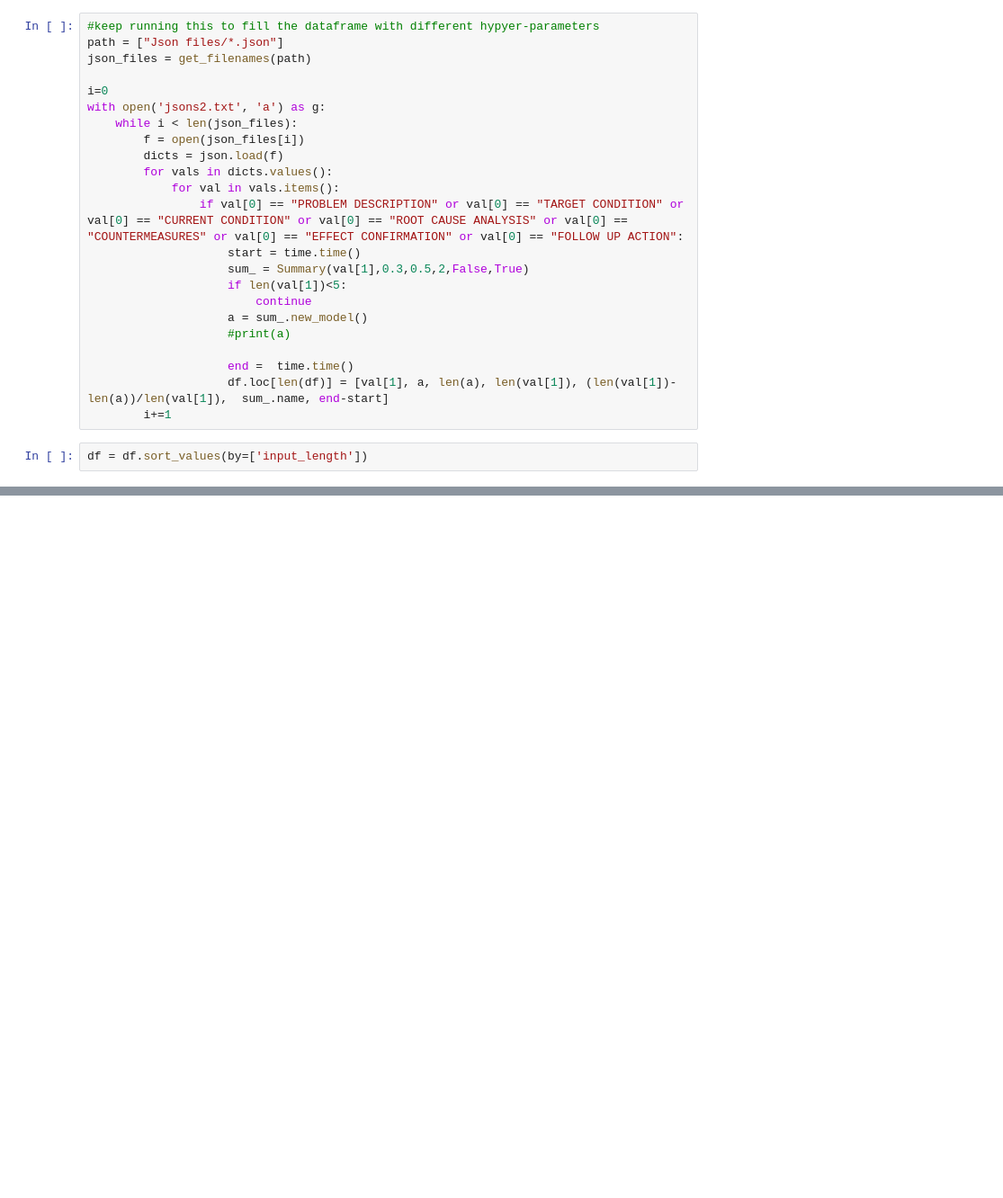
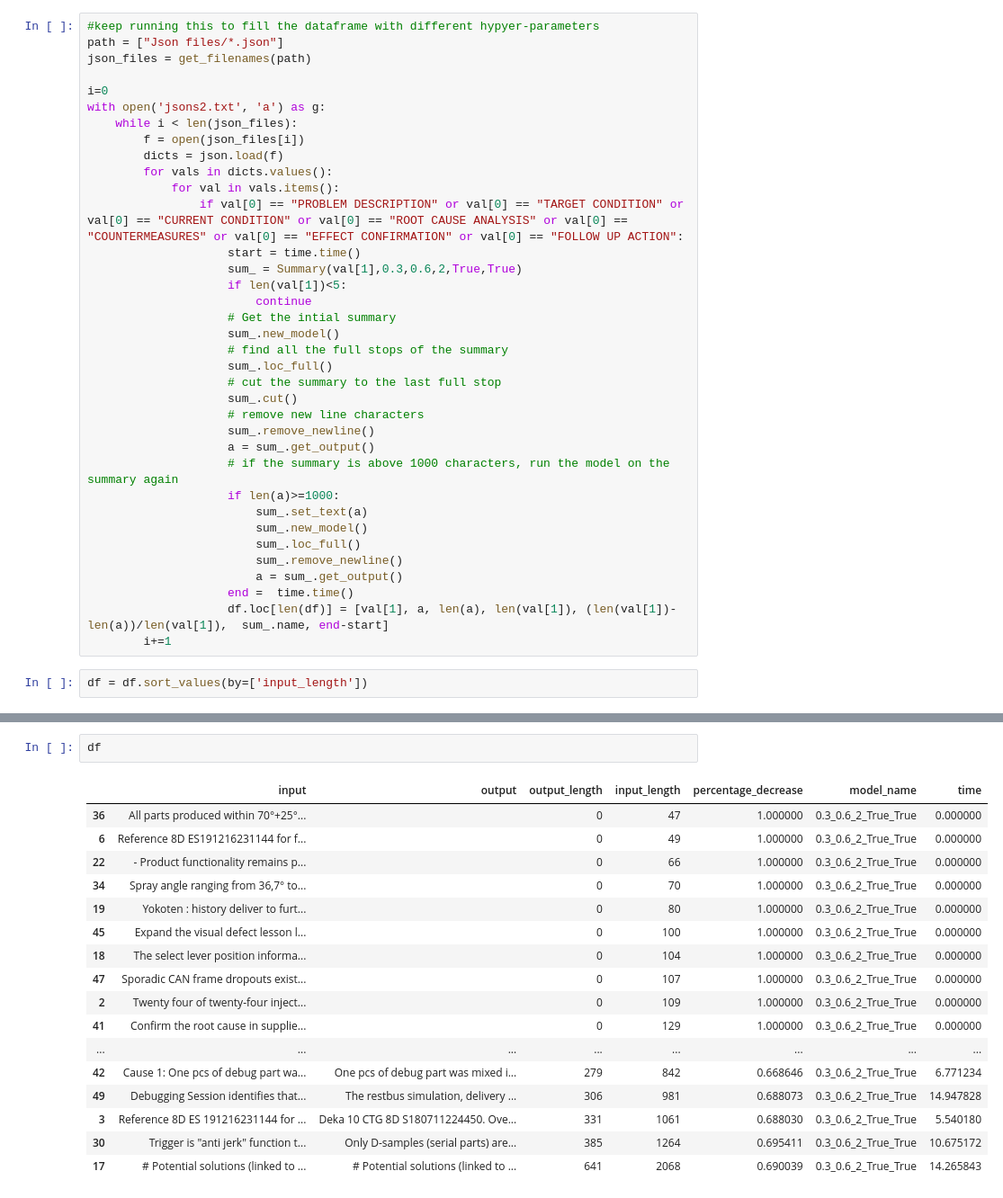
Before and after one commit to Pentaflouride/8D-A3-search, a Jupyter notebook: Dynamic_model.ipynb, the cells around one changed output, grey strips where cells are left out. Shown: that part at 90% size. Saved outputs shown, nothing was run; the diff lists cells and outputs as text; blank space fills up the shorter version.

Commit message:
new model added

```diff
--- a/Dynamic_model.ipynb
+++ b/Dynamic_model.ipynb
@@ -68,12 +105,25 @@ with open('jsons2.txt', 'a') as g:
             for val in vals.items():
                 if val[0] == "PROBLEM DESCRIPTION" or val[0] == "TARGET CONDITION" or val[0] == "CURRENT CONDITION" or val[0] == "ROOT CAUSE ANALYSIS" or val[0] == "COUNTERMEASURES" or val[0] == "EFFECT CONFIRMATION" or val[0] == "FOLLOW UP ACTION":
                     start = time.time()
-                    sum_ = Summary(val[1],0.3,0.5,2,False,True)
+                    sum_ = Summary(val[1],0.3,0.6,2,True,True)
                     if len(val[1])<5:
                         continue
-                    a = sum_.new_model()
-                    #print(a)
-
+                    # Get the intial summary
+                    sum_.new_model()
+                    # find all the full stops of the summary
+                    sum_.loc_full()
+                    # cut the summary to the last full stop
+                    sum_.cut()
+                    # remove new line characters
+                    sum_.remove_newline()
+                    a = sum_.get_output()
+                    # if the summary is above 1000 characters, run the model on the summary again
+                    if len(a)>=1000:
+                        sum_.set_text(a)
+                        sum_.new_model()
+                        sum_.loc_full()
+                        sum_.remove_newline()
+                        a = sum_.get_output()
                     end =  time.time()
                     df.loc[len(df)] = [val[1], a, len(a), len(val[1]), (len(val[1])-len(a))/len(val[1]),  sum_.name, end-start]
         i+=1
@@ -83,0 +134,20 @@ df.to_csv('table.csv')
+# %%
+df
+# %% [output]
+|  | input | output | output_length | input_length | percentage_decrease | model_name | time |
+| 36 | All parts produced within 70°+25°... |  | 0 | 47 | 1.000000 | 0.3_0.6_2_True_True | 0.000000 |
+| 6 | Reference 8D ES191216231144 for f... |  | 0 | 49 | 1.000000 | 0.3_0.6_2_True_True | 0.000000 |
+| 22 | - Product functionality remains p... |  | 0 | 66 | 1.000000 | 0.3_0.6_2_True_True | 0.000000 |
+| 34 | Spray angle ranging from 36,7° to... |  | 0 | 70 | 1.000000 | 0.3_0.6_2_True_True | 0.000000 |
+| 19 | Yokoten : history deliver to furt... |  | 0 | 80 | 1.000000 | 0.3_0.6_2_True_True | 0.000000 |
+| 45 | Expand the visual defect lesson l... |  | 0 | 100 | 1.000000 | 0.3_0.6_2_True_True | 0.000000 |
+| 18 | The select lever position informa... |  | 0 | 104 | 1.000000 | 0.3_0.6_2_True_True | 0.000000 |
+| 47 | Sporadic CAN frame dropouts exist... |  | 0 | 107 | 1.000000 | 0.3_0.6_2_True_True | 0.000000 |
+| 2 | Twenty four of twenty-four inject... |  | 0 | 109 | 1.000000 | 0.3_0.6_2_True_True | 0.000000 |
+| 41 | Confirm the root cause in supplie... |  | 0 | 129 | 1.000000 | 0.3_0.6_2_True_True | 0.000000 |
+| ... | ... | ... | ... | ... | ... | ... | ... |
+| 42 | Cause 1: One pcs of debug part wa... | One pcs of debug part was mixed i... | 279 | 842 | 0.668646 | 0.3_0.6_2_True_True | 6.771234 |
+| 49 | Debugging Session identifies that... | The restbus simulation, delivery ... | 306 | 981 | 0.688073 | 0.3_0.6_2_True_True | 14.947828 |
+| 3 | Reference 8D ES 191216231144 for ... | Deka 10 CTG 8D S180711224450. Ove... | 331 | 1061 | 0.688030 | 0.3_0.6_2_True_True | 5.540180 |
+| 30 | Trigger is "anti jerk" function t... | Only D-samples (serial parts) are... | 385 | 1264 | 0.695411 | 0.3_0.6_2_True_True | 10.675172 |
+| 17 | # Potential solutions (linked to ... | # Potential solutions (linked to ... | 641 | 2068 | 0.690039 | 0.3_0.6_2_True_True | 14.265843 |
```
Also changed, not shown: parts of 4 cells of this notebook, 3 other files.
